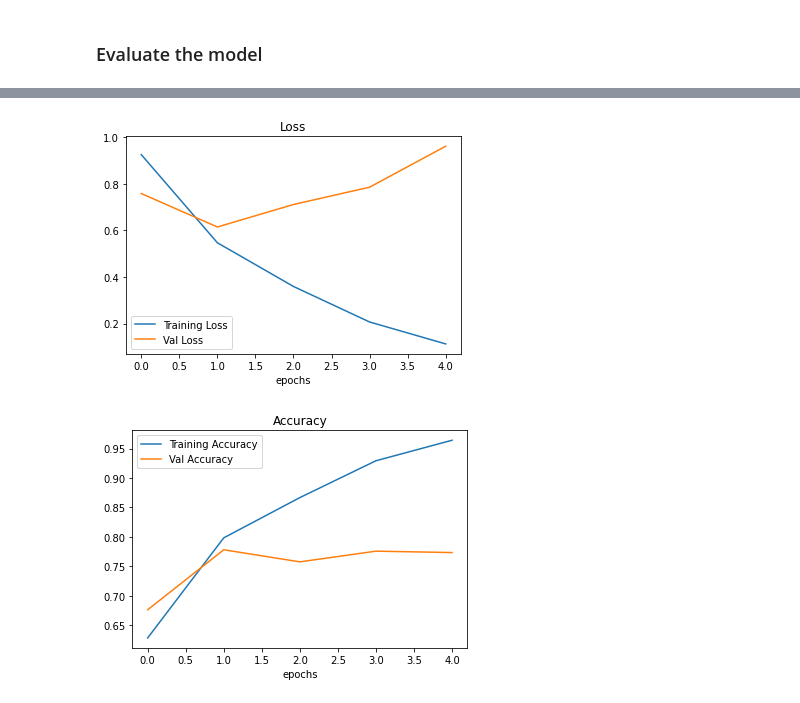
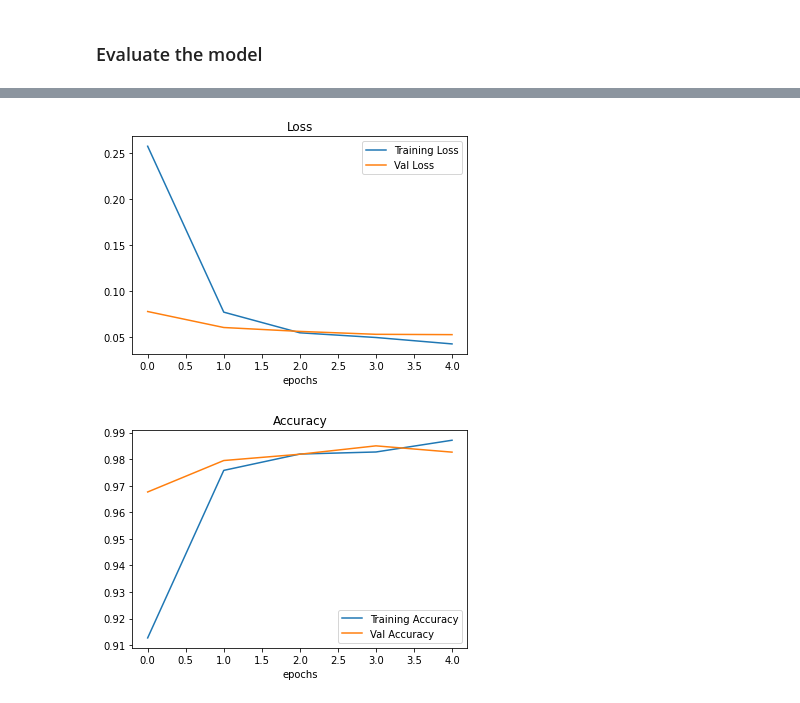
Before and after one commit to ThejakaSEP/Tensorflow_Certification, a Jupyter notebook: Image_Classification_MultiClass.ipynb, the cells around one changed output, grey strips where cells are left out. Cells and saved outputs as stored; diff of their text form; code cells hidden in the pictures.

```diff
--- a/Image_Classification_MultiClass.ipynb
+++ b/Image_Classification_MultiClass.ipynb
@@ -286,0 +315,6 @@ model_2.evaluate(valid_data)
+# %%
+# Creating Feature Extraction Layer
+feature_extractor_layer = hub.KerasLayer('https://tfhub.dev/google/imagenet/resnet_v2_50/feature_vector/4',
+                                           trainable=False,
+                                           name='feature_extraction_layer',
+                                           input_shape=(224,224,3)) # feaze the already learned patterns
@@ -286,0 +323,20 @@ model_2.evaluate(valid_data)
+# %%
+  # Create our own model
+model_3 = tf.keras.Sequential([
+    feature_extractor_layer,
+    layers.Dense(4,activation='softmax',name='output_layer')
+])
+# %%
+# Compile the model
+model_3.compile(loss = tf.keras.losses.CategoricalCrossentropy(),
+                optimizer = tf.keras.optimizers.Adam(),
+                metrics = ['accuracy']
+)
+# %%
+# Fit the model
+history_3 = model_3.fit(train_data_augmented,
+                        epochs=5,
+                        steps_per_epoch=len(train_data_augmented),
+                        validation_data=valid_data,
+                        validation_steps=len(valid_data),
+                        )
@@ -287,5 +361,5 @@ model_2.evaluate(valid_data)
 # %%
-plot_loss_curves(history_2)
+plot_loss_curves(history_3)
 # %% [output]
-[figure, old version]
+[figure, new version]
-[figure, old version]
+[figure, new version]
```
Also changed, not shown: parts of 12 cells of this notebook.
